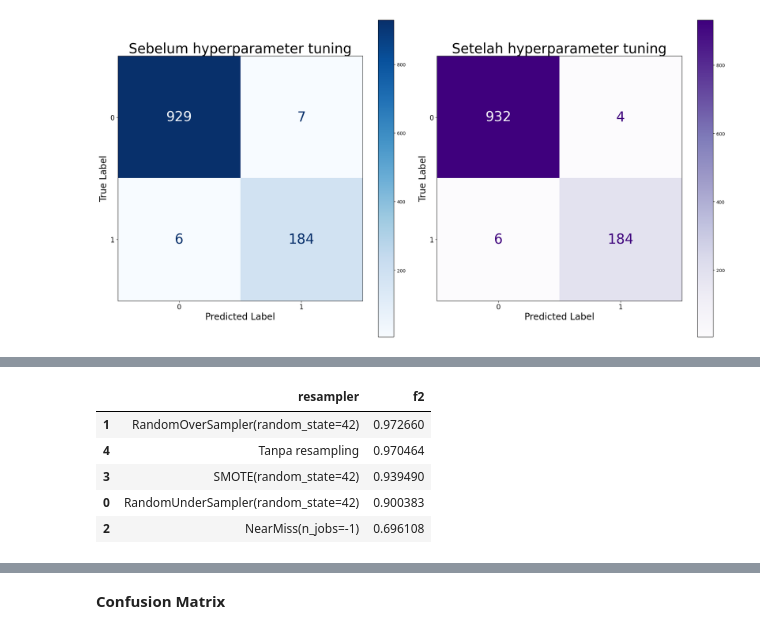
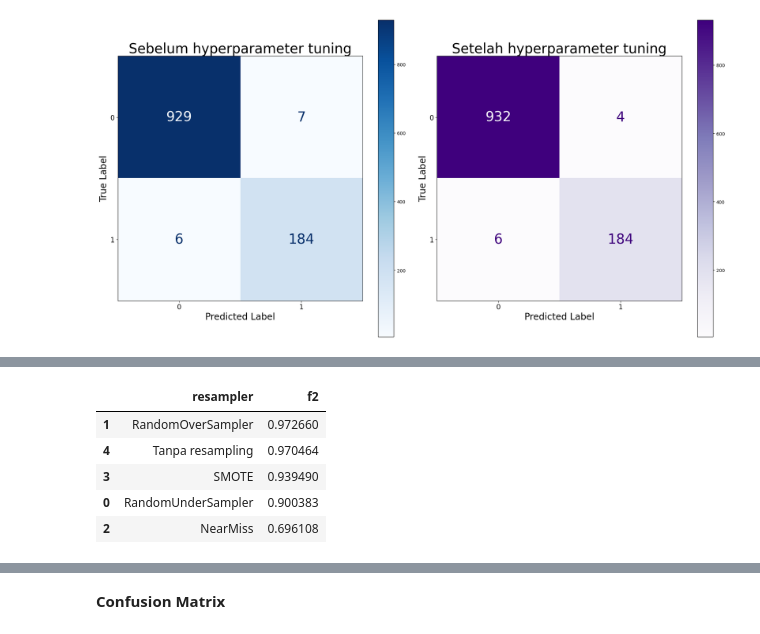
Before and after one commit to tasiamdln/E_Commerce_Churn_Analysis_ML, a Jupyter notebook: E_Commerce_Churn_Classification_and_Data_Analysis.ipynb, the cells around one changed output, grey strips where cells are left out. Cells and saved outputs as stored; diff of their text form; code cells hidden in the pictures.

Commit message:
Modeling Update
- visualisasi di modeling
- kesimpulan + rekomendasi
- penjelasan XGB dan resampling
- loss calculation
- pickle model (FInal Model_Pickled.sav)

```diff
--- a/E_Commerce_Churn_Classification_and_Data_Analysis.ipynb
+++ b/E_Commerce_Churn_Classification_and_Data_Analysis.ipynb
@@ -1328,37 +1428,36 @@ smt = SMOTE(random_state=42)
 
 list_resampler = [under, over, nm, smt]
 list_f2_resampler = []
 
 for resampler in list_resampler:
     # pipeline
     pipe_resampling = imb_Pipeline([
         ('preprocessing', transformer),
         ('resampling', resampler),
         ('modeling', xgb_tuned)
     ])
 
     # fit
     pipe_resampling.fit(x_train, y_train)
 
     # predict
     y_pred_resampled = pipe_resampling.predict(x_test)
     f2_resample = fbeta_score(y_pred=y_pred_resampled, y_true=y_test, beta=2)
 
     # f1 score
     list_f2_resampler.append(f2_resample)
 
-list_resampler.append('Tanpa resampling')
 list_f2_resampler.append(f2_tuned)
 
 df_resampler = pd.DataFrame({
-    'resampler':list_resampler,
+    'resampler':['RandomUnderSampler', 'RandomOverSampler', 'NearMiss', 'SMOTE', 'Tanpa resampling'],
     'f2':list_f2_resampler
 }).sort_values('f2', ascending=False)
 df_resampler
 # %% [output]
 |  | resampler | f2 |
-| 1 | RandomOverSampler(random_state=42) | 0.972660 |
+| 1 | RandomOverSampler | 0.972660 |
 | 4 | Tanpa resampling | 0.970464 |
-| 3 | SMOTE(random_state=42) | 0.939490 |
-| 0 | RandomUnderSampler(random_state=42) | 0.900383 |
-| 2 | NearMiss(n_jobs=-1) | 0.696108 |
+| 3 | SMOTE | 0.939490 |
+| 0 | RandomUnderSampler | 0.900383 |
+| 2 | NearMiss | 0.696108 |
```
Also changed, not shown: parts of 34 cells of this notebook, 1 other file.
